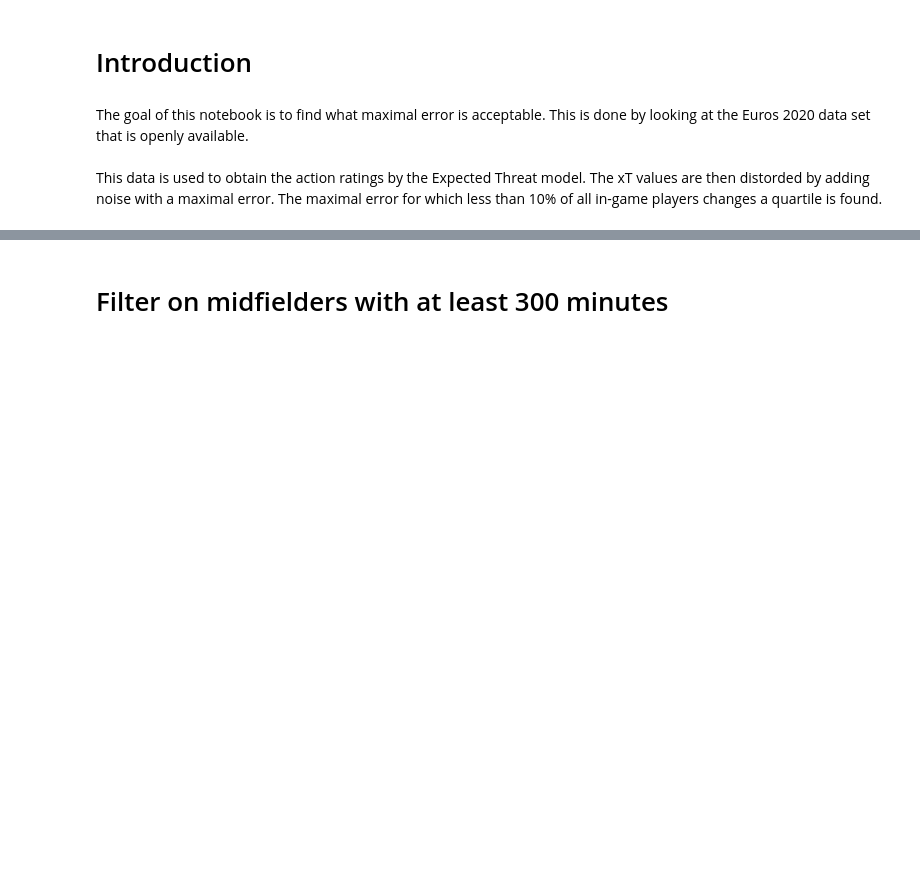
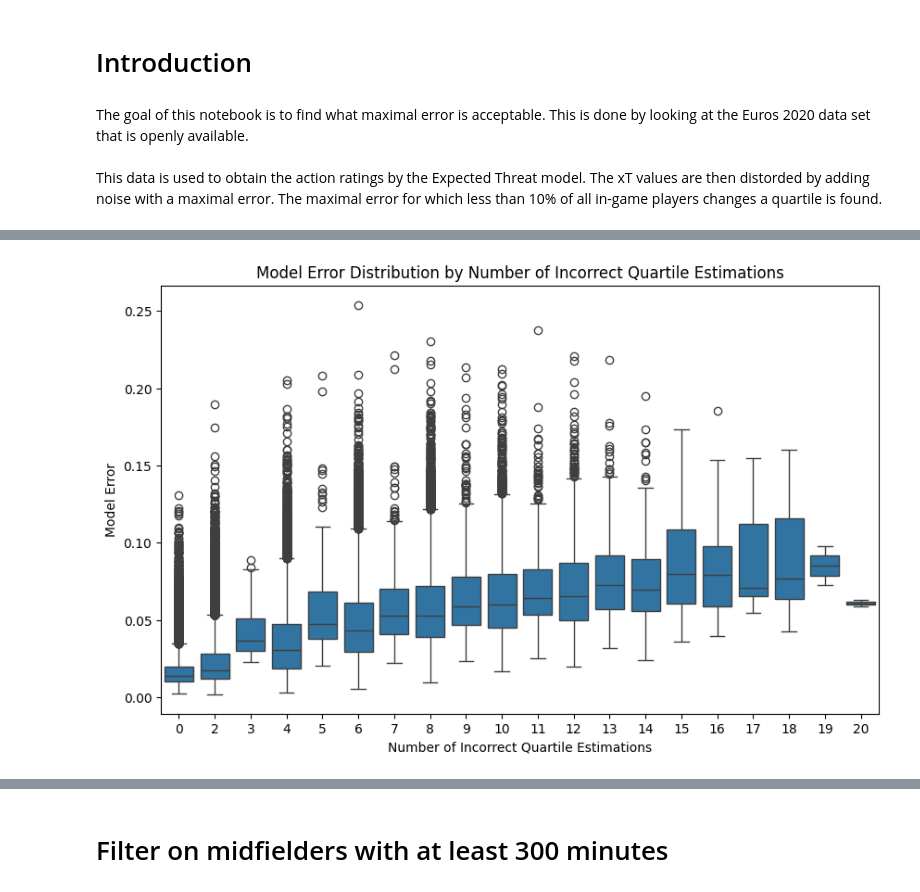
Before and after one commit to kvanarem42/xthreat-error-quantification-agentic, a Jupyter notebook: 4-investigate-results/find_maximal_error.ipynb, the cells around one changed output, grey strips where cells are left out. Saved outputs shown, nothing was run; the diff lists cells and outputs as text; code cells hidden in the pictures; blank space fills up the shorter version.

```diff
--- a/4-investigate-results/find_maximal_error.ipynb
+++ b/4-investigate-results/find_maximal_error.ipynb
@@ -164,0 +481,11 @@ filtered_players.head()
+# %%
+# Calculate the differences between resampled an true values
+xT_merged = xT_per_player_resampled.merge(
+    xT_per_player_true[['player_id', 'n_x', 'n_y', 'xT_created_per90_true', 'xT_created_per90_quartile_true']],
+    on=['player_id', 'n_x', 'n_y'],
+    # suffixes=('_resampled', '_true')
+    how='left',
+)
+xT_merged['quartile_changes'] = np.abs(xT_merged['xT_created_per90_quartile_resampled'] - xT_merged['xT_created_per90_quartile_true'])
+xT_merged['incorrect_estimation'] = (xT_merged['xT_created_per90_quartile_resampled'] != xT_merged['xT_created_per90_quartile_true'])
+xT_merged
@@ -164,0 +617,10 @@ filtered_players.head()
+# %%
+# Apply quantile estimation to the number of incorrect estimations
+plt.figure(figsize=(10,6))
+sns.boxplot(x='n_quartile_changes', y='model_error', data=model_mistakes)
+plt.title('Model Error Distribution by Number of Incorrect Quartile Estimations')
+plt.xlabel('Number of Incorrect Quartile Estimations')
+plt.ylabel('Model Error')
+plt.show()
+# %% [output]
+[figure, added]
```
Also changed, not shown: parts of 82 cells of this notebook, 18 other files.
